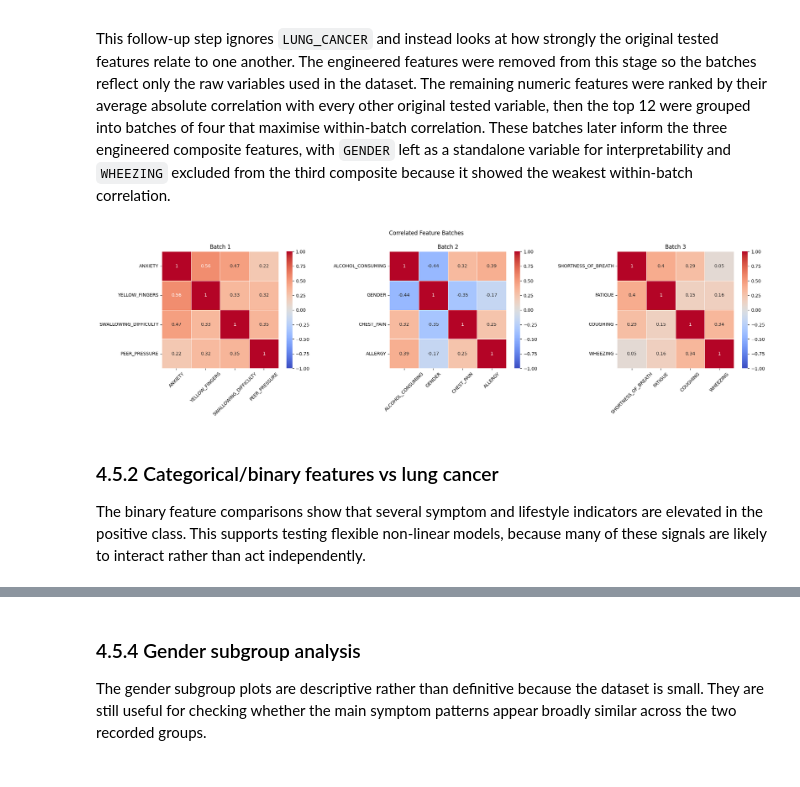
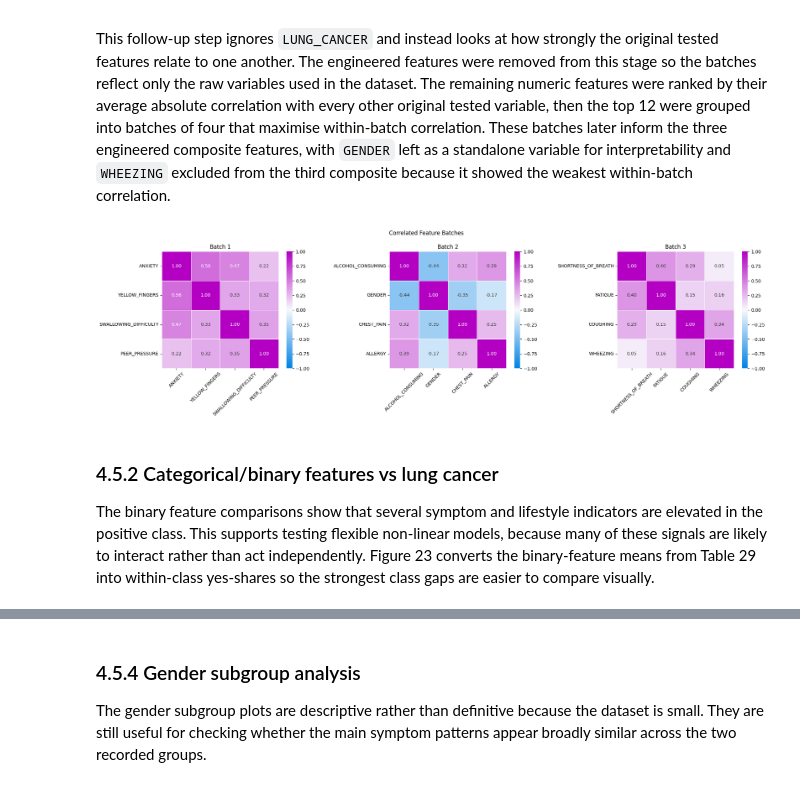
Before and after one commit to JoeShade/groupProject, a Jupyter notebook: blankTemplate.ipynb, the cells around one changed output, grey strips where cells are left out. Cells and saved outputs as stored; diff of their text form; code cells hidden in the pictures.

Commit message:
New EDA visuals and universal colour scheme

```diff
--- a/blankTemplate.ipynb
+++ b/blankTemplate.ipynb
@@ -3010,39 +3574,46 @@ correlated_feature_batches_df = correlated_feature_batches_df[
         "t-statistic",
         "p-value",
         "Significant (p < 0.05)",
     ]
 ]
 correlated_feature_batches_df = correlated_feature_batches_df.sort_values(
     ["Batch", "Mean absolute correlation within batch"],
     ascending=[True, False],
 ).reset_index(drop=True)
 
 ordered_batch_names = sorted(batch_correlation_matrices)
 fig, axes = plt.subplots(1, len(ordered_batch_names), figsize=(7 * len(ordered_batch_names), 5.5))
 if len(ordered_batch_names) == 1:
     axes = [axes]
 
 for axis, batch_name in zip(axes, ordered_batch_names):
+    batch_matrix = batch_correlation_matrices[batch_name]
     sns.heatmap(
-        batch_correlation_matrices[batch_name],
+        batch_matrix,
         ax=axis,
         annot=True,
-        cmap="coolwarm",
+        fmt='.2f',
+        cmap=section4_heatmap_cmap,
+        center=0,
         vmin=-1,
         vmax=1,
         square=True,
         linewidths=0.5,
+        linecolor='white',
         cbar=True,
+        annot_kws={'fontsize': 10},
     )
+    for text, value in zip(axis.texts, batch_matrix.to_numpy().flatten()):
+        text.set_color('white' if abs(value) >= 0.45 else section4_neutral_color)
     axis.set_title(batch_name)
-    axis.tick_params(axis="x", rotation=45)
-    axis.tick_params(axis="y", rotation=0)
+    axis.tick_params(axis='x', rotation=45)
+    axis.tick_params(axis='y', rotation=0)
 
-plt.suptitle("Correlated Feature Batches", y=1.02)
+plt.suptitle('Correlated Feature Batches', y=1.02)
 plt.tight_layout()
 plt.show()
 # %% [output]
-[figure, old version]
+[figure, new version]
 # %% [markdown]
 ### 4.5.2 Categorical/binary features vs lung cancer
-The binary feature comparisons show that several symptom and lifestyle indicators are elevated in the positive class. This supports testing flexible non-linear models, because many of these signals are likely to interact rather than act independently.
+The binary feature comparisons show that several symptom and lifestyle indicators are elevated in the positive class. This supports testing flexible non-linear models, because many of these signals are likely to interact rather than act independently. Figure 23 converts the binary-feature means from Table 29 into within-class yes-shares so the strongest class gaps are easier to compare visually.
```
Also changed, not shown: parts of 26 cells of this notebook.
